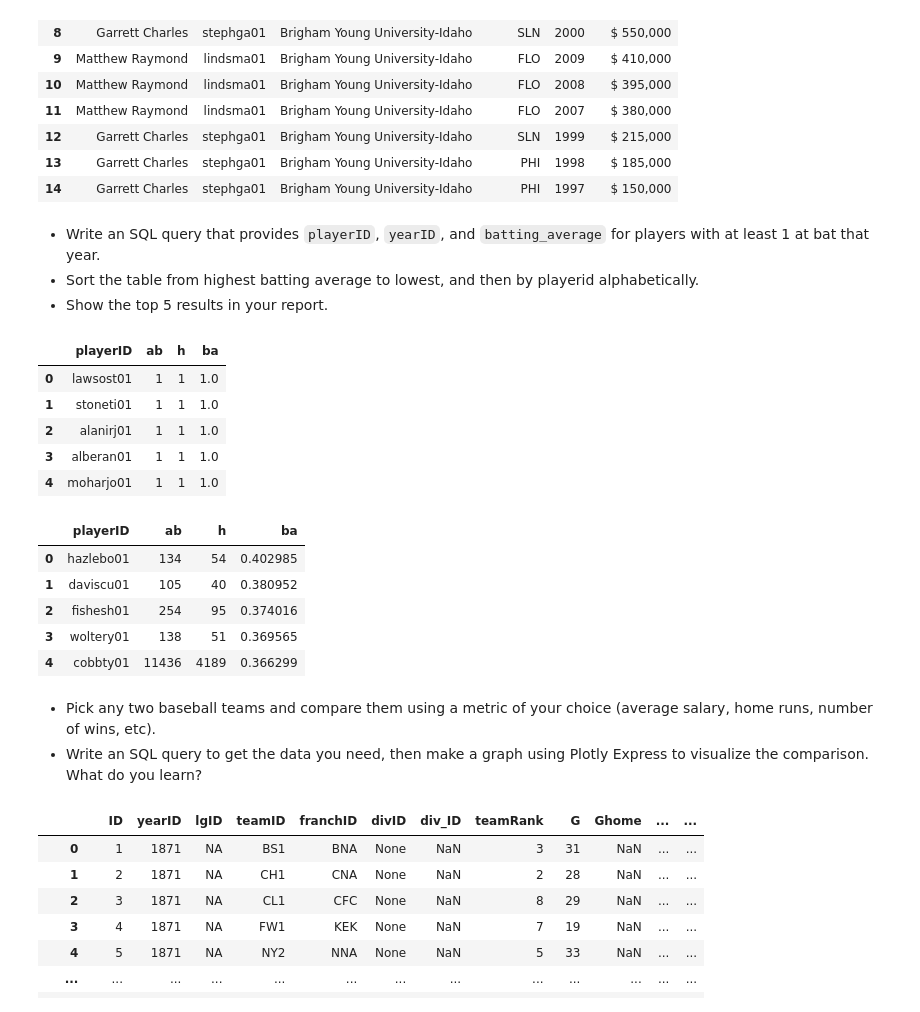
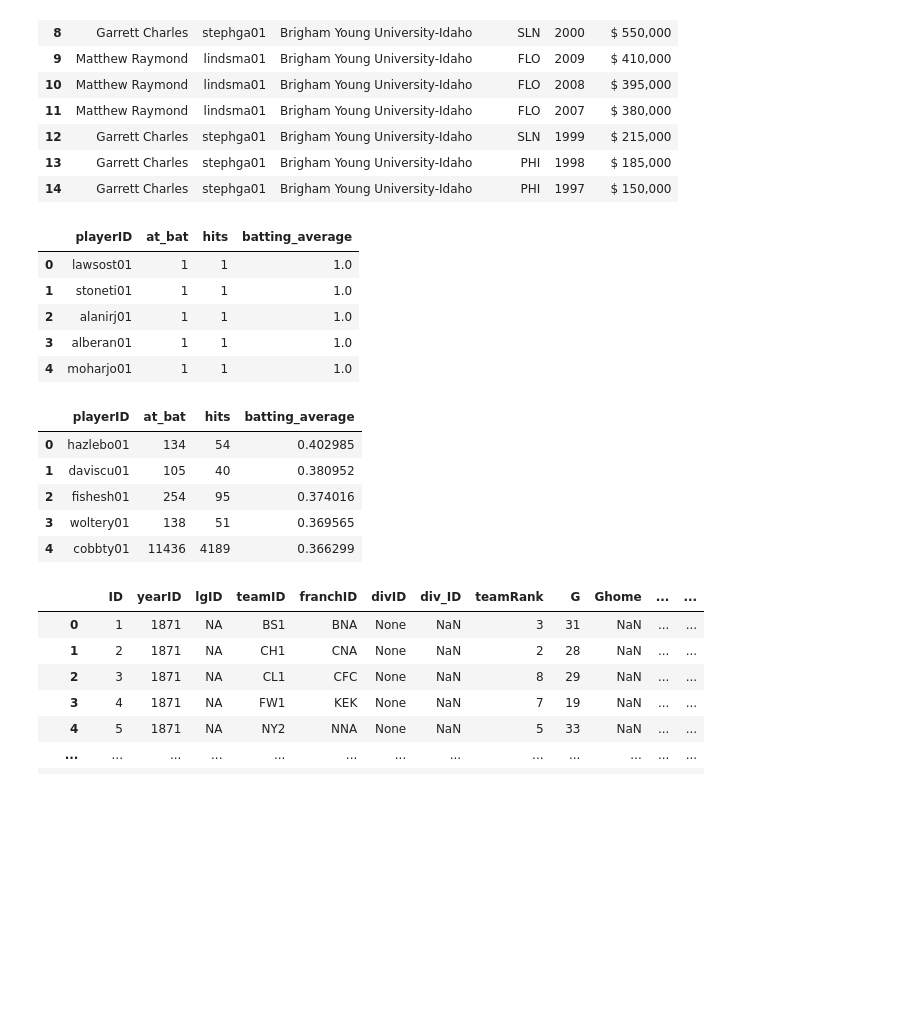
Before and after one commit to brandonbennett1995/brandonbennett1995.github.io, a Jupyter notebook: p3/p3.ipynb, the cells around one changed output. Drawn from its saved outputs; the diff is of its cells as text; code cells hidden in the pictures; blank space fills up the shorter version.

```diff
--- a/p3/finding_relationships_in_baseball.ipynb
+++ b/p3/p3.ipynb
@@ -115,26 +118,22 @@ player_info.reset_index(drop=True)
 | 12 | Garrett Charles | stephga01 | Brigham Young University-Idaho | SLN | 1999 | $ 215,000 |
 | 13 | Garrett Charles | stephga01 | Brigham Young University-Idaho | PHI | 1998 | $ 185,000 |
 | 14 | Garrett Charles | stephga01 | Brigham Young University-Idaho | PHI | 1997 | $ 150,000 |
-# %% [markdown]
-- Write an SQL query that provides `playerID`, `yearID`, and `batting_average` for players with at least 1 at bat that year.
-- Sort the table from highest batting average to lowest, and then by playerid alphabetically.
-- Show the top 5 results in your report.
 # %%
 q = """--sql
-    SELECT playerID, yearID, H, AB
+    SELECT playerID, yearID, H AS hits, AB AS at_bat
     FROM batting
     WHERE AB > 0
     """
 
 batting_avgs = pd.read_sql_query(q, con)
 batters = (
     batting_avgs.groupby("playerID")
-    .agg(ab=("AB", "sum"), h=("H", "sum"))
-    .assign(ba=lambda x: x.h / x.ab)
+    .agg(at_bat=("at_bat", "sum"), hits=("hits", "sum"))
+    .assign(batting_average=lambda x: x.hits / x.at_bat)
 )
-batters.sort_values("ba", ascending=False).head().reset_index()
+batters.sort_values("batting_average", ascending=False).head().reset_index()
 # %% [output]
-|  | playerID | ab | h | ba |
+|  | playerID | at_bat | hits | batting_average |
 | 0 | lawsost01 | 1 | 1 | 1.0 |
 | 1 | stoneti01 | 1 | 1 | 1.0 |
 | 2 | alanirj01 | 1 | 1 | 1.0 |
@@ -142,7 +141,7 @@ batters.sort_values("ba", ascending=False).head().reset_index()
 | 4 | moharjo01 | 1 | 1 | 1.0 |
 # %%
 q = """--sql
-    SELECT playerID, yearID, H, AB
+    SELECT playerID, yearID, H AS hits, AB AS at_bat
     FROM batting
     WHERE AB >= 100
     """
@@ -150,20 +149,17 @@ q = """--sql
 high_batting_avgs = pd.read_sql_query(q, con)
 high_batters = (
     high_batting_avgs.groupby("playerID")
-    .agg(ab=("AB", "sum"), h=("H", "sum"))
-    .assign(ba=lambda x: x.h / x.ab)
+    .agg(at_bat=("at_bat", "sum"), hits=("hits", "sum"))
+    .assign(batting_average=lambda x: x.hits / x.at_bat)
 )
-high_batters.sort_values("ba", ascending=False).head().reset_index()
+high_batters.sort_values("batting_average", ascending=False).head().reset_index()
 # %% [output]
-|  | playerID | ab | h | ba |
+|  | playerID | at_bat | hits | batting_average |
 | 0 | hazlebo01 | 134 | 54 | 0.402985 |
 | 1 | daviscu01 | 105 | 40 | 0.380952 |
 | 2 | fishesh01 | 254 | 95 | 0.374016 |
 | 3 | woltery01 | 138 | 51 | 0.369565 |
 | 4 | cobbty01 | 11436 | 4189 | 0.366299 |
-# %% [markdown]
-- Pick any two baseball teams and compare them using a metric of your choice (average salary, home runs, number of wins, etc).
-- Write an SQL query to get the data you need, then make a graph using Plotly Express to visualize the comparison. What do you learn?
 # %%
 q = """--sql
     SELECT * FROM teams
```
Also changed, not shown: parts of 8 cells of this notebook, 10 other files.
